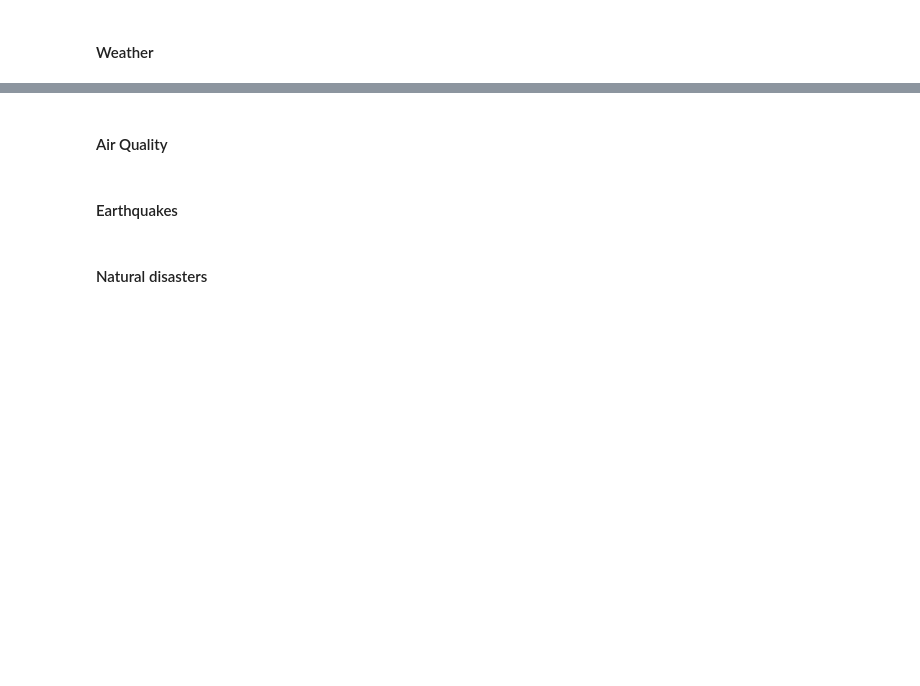
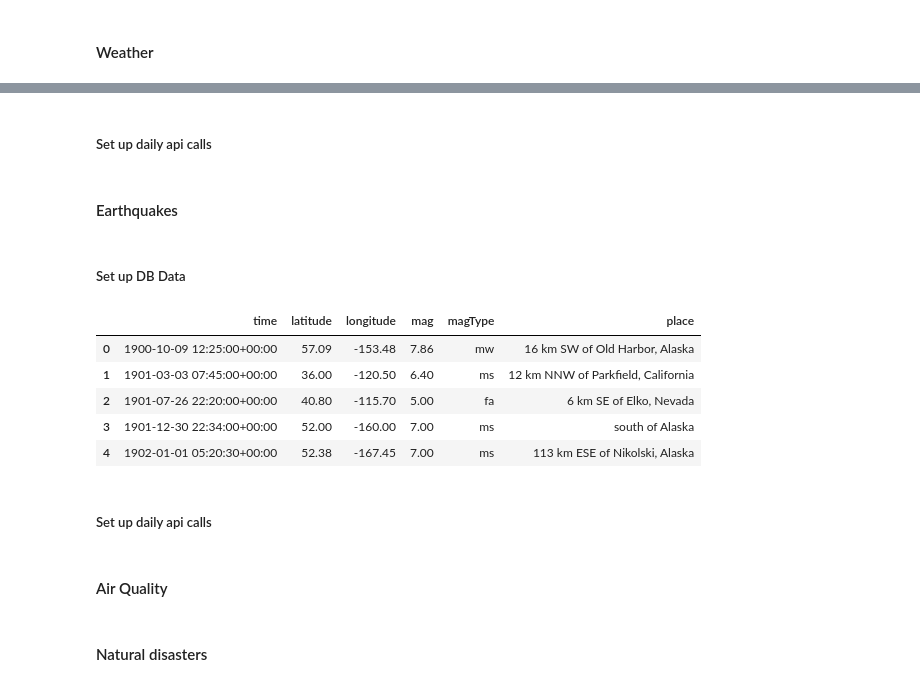
Before and after one commit to joshashton/ETL-environmental-data-app, a Jupyter notebook: DataSetup/CapstoneETL.ipynb, the cells around one changed output, grey strips where cells are left out. Saved outputs shown, nothing was run; the diff lists cells and outputs as text; code cells hidden in the pictures; blank space fills up the shorter version.

```diff
--- a/DataSetup/CapstoneETL.ipynb
+++ b/DataSetup/CapstoneETL.ipynb
@@ -71,3 +116,5 @@ df
+# %% [markdown]
+##### Set up daily api calls
 # %%
 ## get historical data of 7 places 1 place x7 continents
 ## additional data for each place: Air quality, Water Quality, Temperature
@@ -83,5 +134,3 @@ response = requests.get(url)
 #print(response) #response code 200: Good 400: Bad
 jsonRes = response.json()
 print(jsonRes)
-# %% [markdown]
-#### Air Quality
@@ -90,5 +137,29 @@ url = f'https://aqicn.org/api'
 # %% [markdown]
 #### Earthquakes
+# %% [markdown]
+##### Set up DB Data
+# %%
+# populate db with historical data first
+earthquake_data=pd.read_csv('Data/Significant_Earthquakes.csv') #+5.0 mag
+#manipulate to only have capital cites
+earthquake_data = earthquake_data[['time', 'latitude', 'longitude', 'mag', 'magType', 'place','type']]
+earthquake_data = earthquake_data[earthquake_data['type'] == 'earthquake']
+earthquake_data = earthquake_data.drop(columns=['type'])
+
+#change time format
+earthquake_data['time'] = pd.to_datetime(earthquake_data['time'])
+
+earthquake_data.to_csv('Data/historical_earthquake_data.csv', index=False)
+earthquake_data.head()
+# %% [output]
+|  | time | latitude | longitude | mag | magType | place |
+| 0 | 1900-10-09 12:25:00+00:00 | 57.09 | -153.48 | 7.86 | mw | 16 km SW of Old Harbor, Alaska |
+| 1 | 1901-03-03 07:45:00+00:00 | 36.00 | -120.50 | 6.40 | ms | 12 km NNW of Parkfield, California |
+| 2 | 1901-07-26 22:20:00+00:00 | 40.80 | -115.70 | 5.00 | fa | 6 km SE of Elko, Nevada |
+| 3 | 1901-12-30 22:34:00+00:00 | 52.00 | -160.00 | 7.00 | ms | south of Alaska |
+| 4 | 1902-01-01 05:20:30+00:00 | 52.38 | -167.45 | 7.00 | ms | 113 km ESE of Nikolski, Alaska |
+# %% [markdown]
+##### Set up daily api calls
 # %%
 ## get historical data of earthquakes
 ## set up api daily connection
@@ -105,0 +179,2 @@ print(jsonRes)
+# %% [markdown]
+#### Air Quality
```
Also changed, not shown: parts of 13 cells of this notebook.
